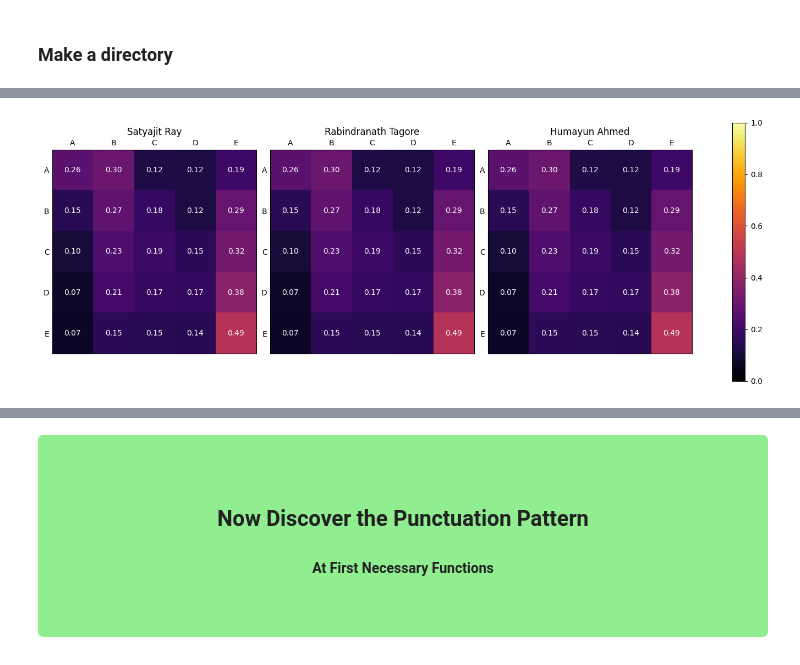
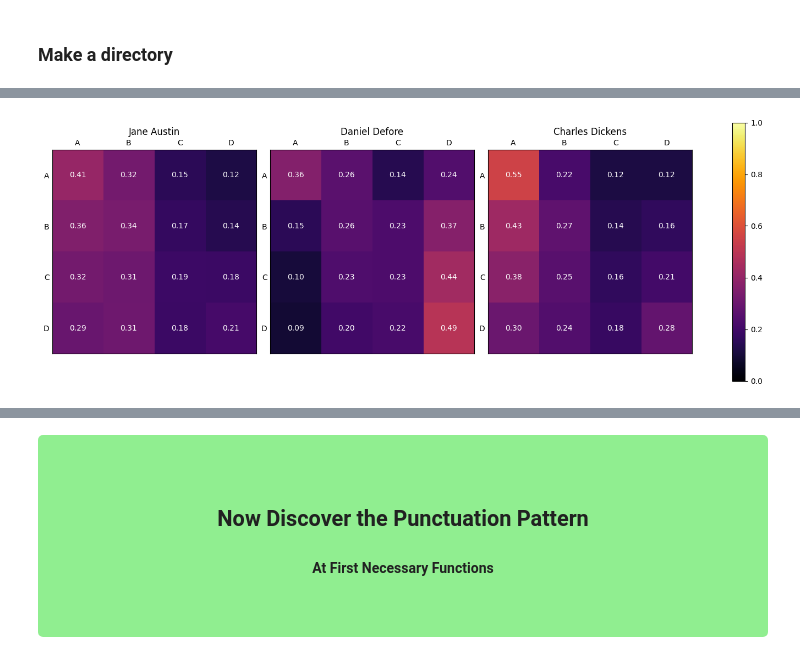
Before and after one commit to oitik/Harun-SIr, a Jupyter notebook: sentencelength-english.ipynb, the cells around one changed output, grey strips where cells are left out. Drawn from its saved outputs; the diff is of its cells as text; code cells hidden in the pictures.

Commit message:
Kaggle Notebook | SentenceLength_English | ready to show sir

```diff
--- a/sentencelength-english.ipynb
+++ b/sentencelength-english.ipynb
@@ -348,23 +345,23 @@ def bwp_outliers(numbers1, numbers2, numbers3, save_path = None):
 
     wid = 0.4
     boxplot1 = ax.boxplot(numbers1, vert=False, positions=[1], patch_artist=True,
-                          boxprops=dict(facecolor="lightcoral"), widths=wid, medianprops=dict(color="black"), showfliers=False)
+                    boxprops=dict(facecolor="lightcoral"), widths=wid, medianprops=dict(color="black"), showfliers=False)
 
     boxplot2 = ax.boxplot(numbers2, vert=False, positions=[2], patch_artist=True,
                           boxprops=dict(facecolor=None), widths=wid, medianprops=dict(color="black"), showfliers=False)
 
     boxplot3 = ax.boxplot(numbers3, vert=False, positions=[3], patch_artist=True,
-                          boxprops=dict(facecolor="lightgreen"), widths=wid, medianprops=dict(color="black"), showfliers=False)
+                    boxprops=dict(facecolor="lightgreen"), widths=wid, medianprops=dict(color="black"), showfliers=False)
 
     ax.set_title("Comparison of Box-and-Whisker Plot")
     ax.set_xlabel("Sentence length")
     ax.set_yticks([1, 2, 3])
-    ax.set_yticklabels(["S R", "R T", "H A"])
+    ax.set_yticklabels(["J A", "D D", "C D"])
     ax.set_xlim([-5, 60])
 
     # Add legends
     ax.legend([boxplot1["boxes"][0], boxplot2["boxes"][0], boxplot3["boxes"][0]],
-              ["Satyajit Roy", "Rabindranath Tagore", "Humayun Ahmed"])
+              ["Jane Austin", "Daniel Defore", "Charles Dickens"])
 
     plt.tight_layout()  # Adjust the layout to prevent overlapping
     if save_path:
@@ -372,11 +369,11 @@ def bwp_outliers(numbers1, numbers2, numbers3, save_path = None):
     plt.show()
 # %%
 start = 0
-end = start + 12
+end = start + 6
 for i in range(start, end, 3):
     save_path = f'/kaggle/working/Sentence/Box_plot{i}.png'
-    sent1 = lenarr[i]
-    sent2 = lenarr[i+1]
-    sent3 = lenarr[i+2]
-    bwp_outliers(sent1, sent2, sent3, save_path=save_path)
+    sent1 = lenarr1[i]
+    sent2 = lenarr2[i]
+    sent3 = lenarr3[i]
+    bwp_outliers(sent1, sent2, sent3, save_path=None)
 # %% [output]
@@ -584,14 +562,14 @@ print(stationary_state(showA(lenarr[1])))
 # These are all stationary matrix array
 
 st_matArr1 = []
-for i in range(len(lenarr)):
-    st_matArr1.append(stationary_state(showA(lenarr[i], 5, 5)))
+for i in range(len(lenarr1)):
+    st_matArr1.append(stationary_state(showA(lenarr1[i], 5, 5)))
 st_matArr2 = []
-for i in range(len(lenarr)):
-    st_matArr2.append(stationary_state(showA(lenarr[i], 5, 5)))
+for i in range(len(lenarr2)):
+    st_matArr2.append(stationary_state(showA(lenarr2[i], 5, 5)))
 st_matArr3 = []
-for i in range(len(lenarr)):
-    st_matArr3.append(stationary_state(showA(lenarr[i], 5, 5)))
+for i in range(len(lenarr3)):
+    st_matArr3.append(stationary_state(showA(lenarr3[i], 5, 5)))
 
 print(f'Books Of W1 = {len(st_matArr1)},  Books Of W2 = {len(st_matArr2)}, Books Of W3 = {len(st_matArr3)}')
 # %% [output]
@@ -632,13 +610,13 @@ def state_matrix_two(mat1, mat2, mat3, cmi = 1, save_path = None, n=10):
     plt.subplots_adjust(wspace = .8)
 
     im1 = axes[0].matshow(mat1, cmap=cmaps[cmi], vmin=0, vmax=1)
-    axes[0].set_title('Satyajit Ray')
+    axes[0].set_title('Jane Austin')
 
     im2 = axes[1].matshow(mat2, cmap=cmaps[cmi], vmin=0, vmax=1)
-    axes[1].set_title('Rabindranath Tagore')
+    axes[1].set_title('Daniel Defore')
 
     im3 = axes[2].matshow(mat3, cmap=cmaps[cmi], vmin=0, vmax=1)
-    axes[2].set_title('Humayun Ahmed')
+    axes[2].set_title('Charles Dickens')
 
     rownum = n
     # Add text annotations
@@ -664,12 +642,12 @@ def state_matrix_two(mat1, mat2, mat3, cmi = 1, save_path = None, n=10):
         plt.savefig(save_path)
     plt.show()
 # %%
-matrix1 = showA(lenarr[0],5,5)
-matrix2 = showA(lenarr[0],5,5)
-matrix3 = showA(lenarr[0],5,5)
-state_matrix_two(matrix1, matrix2, matrix3, cmi=1, n=5)
+matrix1 = showA(lenarr1[0],4,8)
+matrix2 = showA(lenarr2[0],4,8)
+matrix3 = showA(lenarr3[0],4,8)
+state_matrix_two(matrix1, matrix2, matrix3, cmi=1, n=4)
 # %% [output]
-[figure, old version]
+[figure, new version]
 # %%
 def book_list(path):
     '''
```
Also changed, not shown: parts of 53 cells of this notebook.
